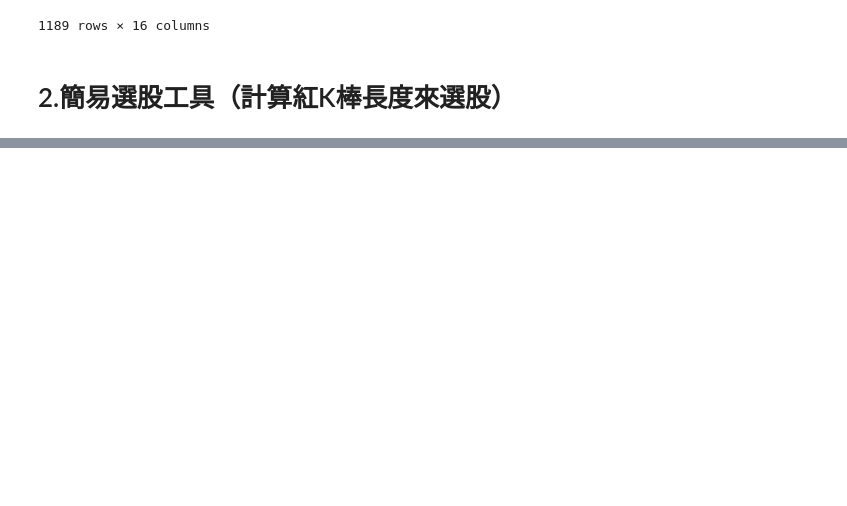
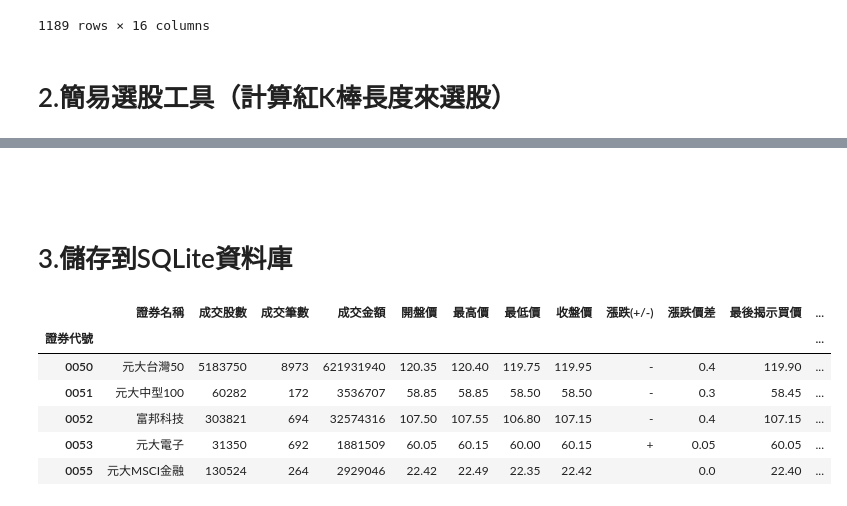
Before and after one commit to kaiwei1016/ColabProjects, a Jupyter notebook: Python/網路爬蟲_每日股價收盤資訊+簡易選股工具.ipynb, the cells around one changed output, grey strips where cells are left out. Saved outputs shown, nothing was run; the diff lists cells and outputs as text; code cells hidden in the pictures; blank space fills up the shorter version.

````diff
--- a/Python/網路爬蟲_每日股價收盤資訊+簡易選股工具.ipynb
+++ b/Python/網路爬蟲_每日股價收盤資訊+簡易選股工具.ipynb
@@ -67,3 +65,22 @@ df[close_open > 1.05]  # 選出收盤比開盤高5%以上的股票
 | 6806 | 29303539 | 18272 | 3411463832 | 110.00 | 121.00 | 109.00 | 121.00 | 11.00 | 121.00 | 16720 | NaN | ... |
 | 6863 | 2235174 | 1635 | 473940085 | 200.00 | 220.00 | 197.00 | 220.00 | 20.00 | 220.00 | 1701 | NaN | ... |
 | 8210 | 3823657 | 2431 | 342555453 | 86.00 | 91.40 | 86.00 | 91.40 | 8.30 | 91.40 | 10635 | NaN | ... |
+# %% [markdown]
+
+```
+# %% [markdown]
+# 3.儲存到SQLite資料庫
+# %%
+import sqlite3
+conn = sqlite3.connect('mydata')  #連結SQLite
+df.to_sql('daily_price', conn, if_exists='replace') # 存檔/覆蓋
+df = pd.read_sql('select * from daily_price', conn, index_col=['證券代號']) # 讀檔
+df.head()
+# %% [output]
+|  | 證券名稱 | 成交股數 | 成交筆數 | 成交金額 | 開盤價 | 最高價 | 最低價 | 收盤價 | 漲跌(+/-) | 漲跌價差 | 最後揭示買價 | ... |
+| 證券代號 |  |  |  |  |  |  |  |  |  |  |  | ... |
+| 0050 | 元大台灣50 | 5183750 | 8973 | 621931940 | 120.35 | 120.40 | 119.75 | 119.95 | - | 0.4 | 119.90 | ... |
+| 0051 | 元大中型100 | 60282 | 172 | 3536707 | 58.85 | 58.85 | 58.50 | 58.50 | - | 0.3 | 58.45 | ... |
+| 0052 | 富邦科技 | 303821 | 694 | 32574316 | 107.50 | 107.55 | 106.80 | 107.15 | - | 0.4 | 107.15 | ... |
+| 0053 | 元大電子 | 31350 | 692 | 1881509 | 60.05 | 60.15 | 60.00 | 60.15 | + | 0.05 | 60.05 | ... |
+| 0055 | 元大MSCI金融 | 130524 | 264 | 2929046 | 22.42 | 22.49 | 22.35 | 22.42 |  | 0.0 | 22.40 | ... |
````
Also changed, not shown: parts of 4 cells of this notebook.
